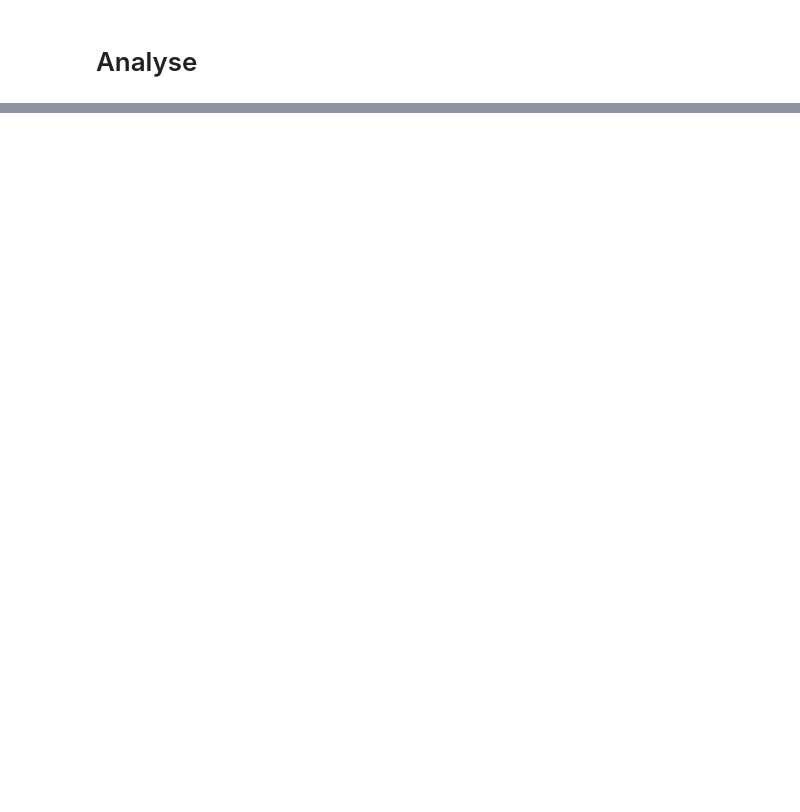
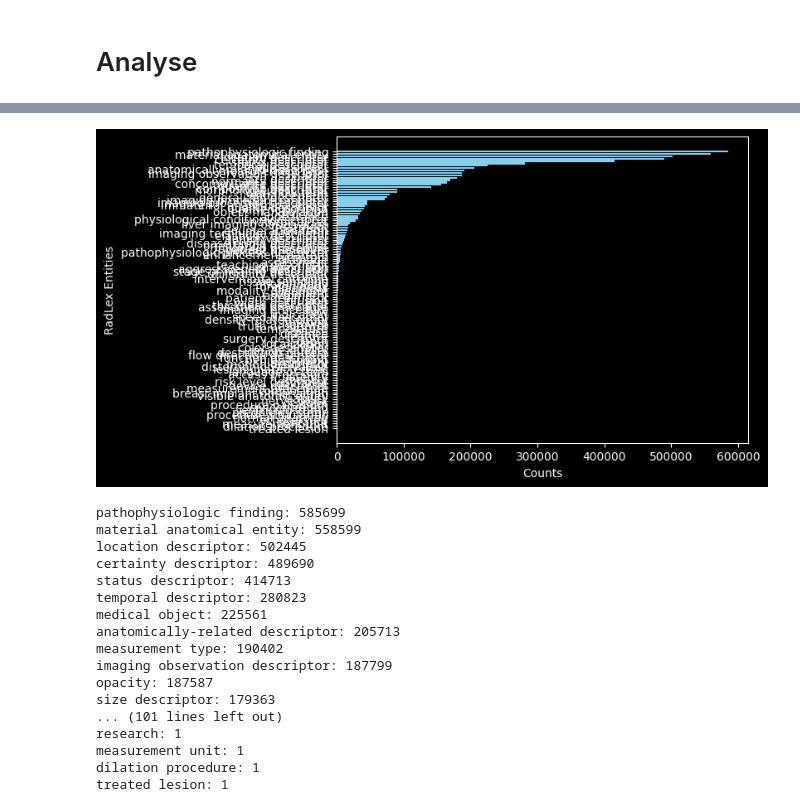
Before and after one commit to yxliao95/arrg_preprocessing, a Jupyter notebook: 5_filter_dataset.ipynb, the cells around one changed output, grey strips where cells are left out. Saved outputs shown, nothing was run; the diff lists cells and outputs as text; code cells hidden in the pictures; blank space fills up the shorter version.

```diff
--- a/5_filter_dataset.ipynb
+++ b/5_filter_dataset.ipynb
@@ -156,0 +231,22 @@ ds[]
+# %%
+labels, counts = draw_bar_chart(node_dockey_dict, level=3)
+list_nodes(labels, counts)
+# %% [output]
+[figure, added]
+pathophysiologic finding: 585699
+material anatomical entity: 558599
+location descriptor: 502445
+certainty descriptor: 489690
+status descriptor: 414713
+temporal descriptor: 280823
+medical object: 225561
+anatomically-related descriptor: 205713
+measurement type: 190402
+imaging observation descriptor: 187799
+opacity: 187587
+size descriptor: 179363
+... (101 lines left out)
+research: 1
+measurement unit: 1
+dilation procedure: 1
+treated lesion: 1
```
Also changed, not shown: parts of 37 cells of this notebook, 2 other files.
